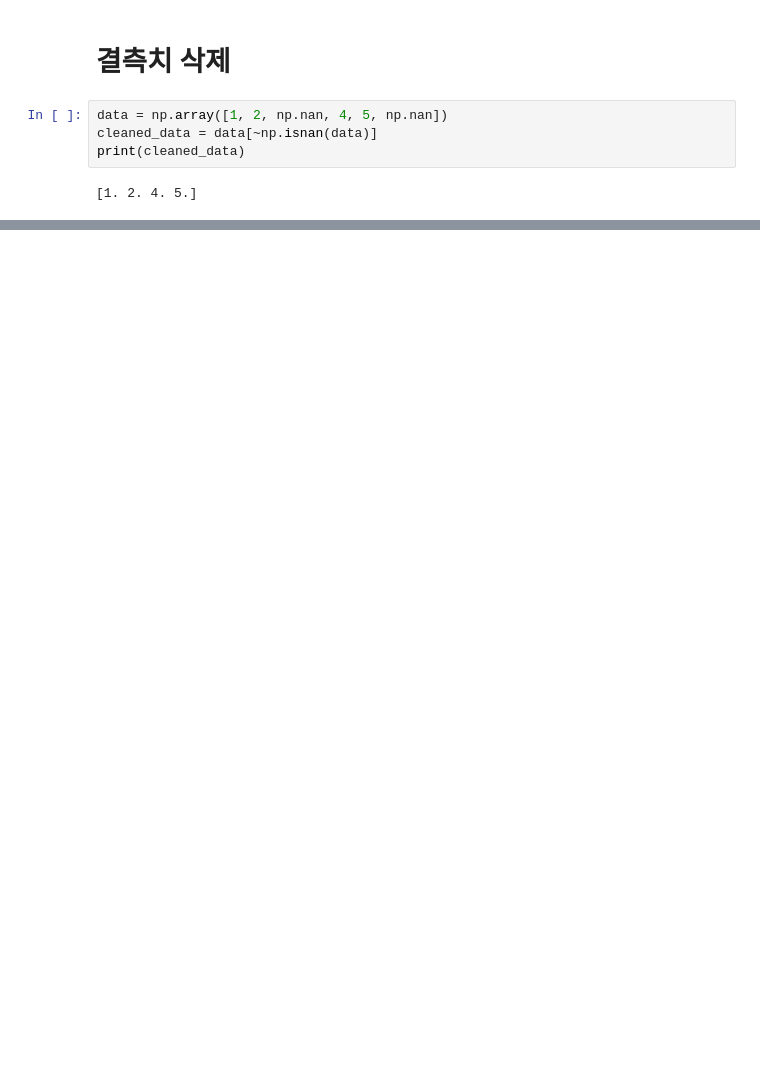
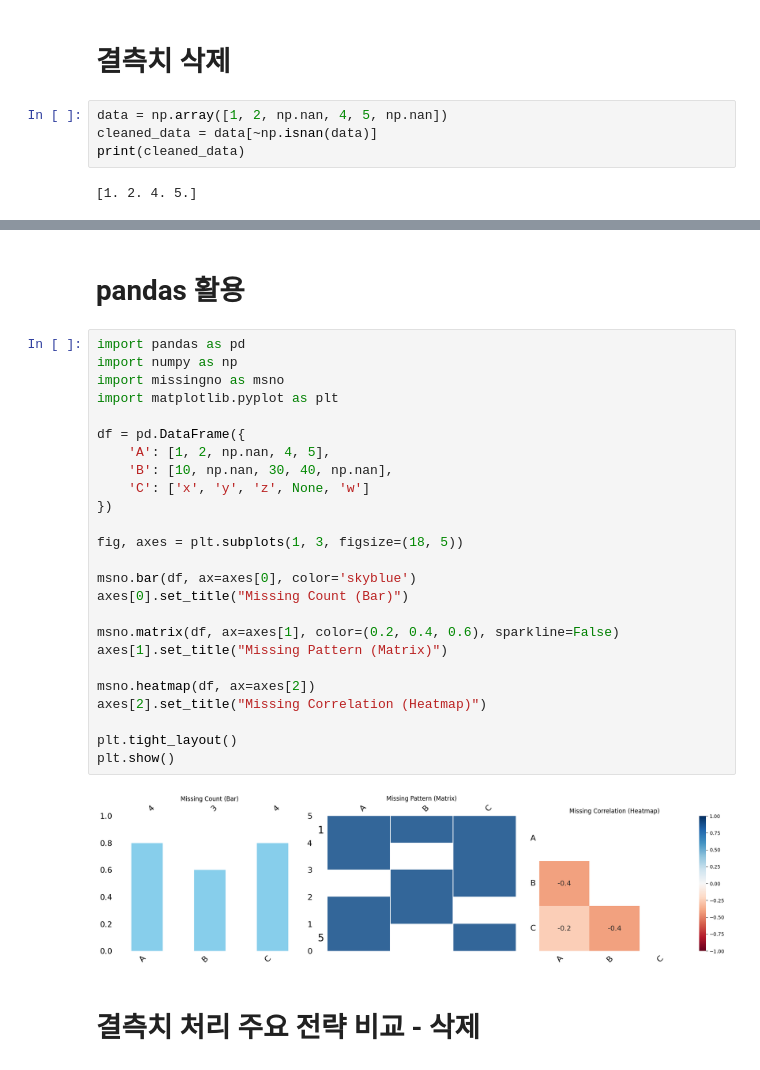
Before and after one commit to dschloe/de_etl_book_tutorial, a Jupyter notebook: ch06/missing_values.ipynb, the cells around one changed output, grey strips where cells are left out. Cells and saved outputs as stored; diff of their text form; blank space fills up the shorter version.

```diff
--- a/ch06/missing_values.ipynb
+++ b/ch06/missing_values.ipynb
@@ -31,0 +32,31 @@ print(cleaned_data)
+# %% [markdown]
+# pandas 활용
+# %%
+import pandas as pd
+import numpy as np
+import missingno as msno
+import matplotlib.pyplot as plt
+
+df = pd.DataFrame({
+    'A': [1, 2, np.nan, 4, 5],
+    'B': [10, np.nan, 30, 40, np.nan],
+    'C': ['x', 'y', 'z', None, 'w']
+})
+
+fig, axes = plt.subplots(1, 3, figsize=(18, 5))
+
+msno.bar(df, ax=axes[0], color='skyblue')
+axes[0].set_title("Missing Count (Bar)")
+
+msno.matrix(df, ax=axes[1], color=(0.2, 0.4, 0.6), sparkline=False)
+axes[1].set_title("Missing Pattern (Matrix)")
+
+msno.heatmap(df, ax=axes[2])
+axes[2].set_title("Missing Correlation (Heatmap)")
+
+plt.tight_layout()
+plt.show()
+# %% [output]
+[figure, added]
+# %% [markdown]
+# 결측치 처리 주요 전략 비교 - 삭제
```
Also changed, not shown: parts of 17 cells of this notebook, 2 other files.
